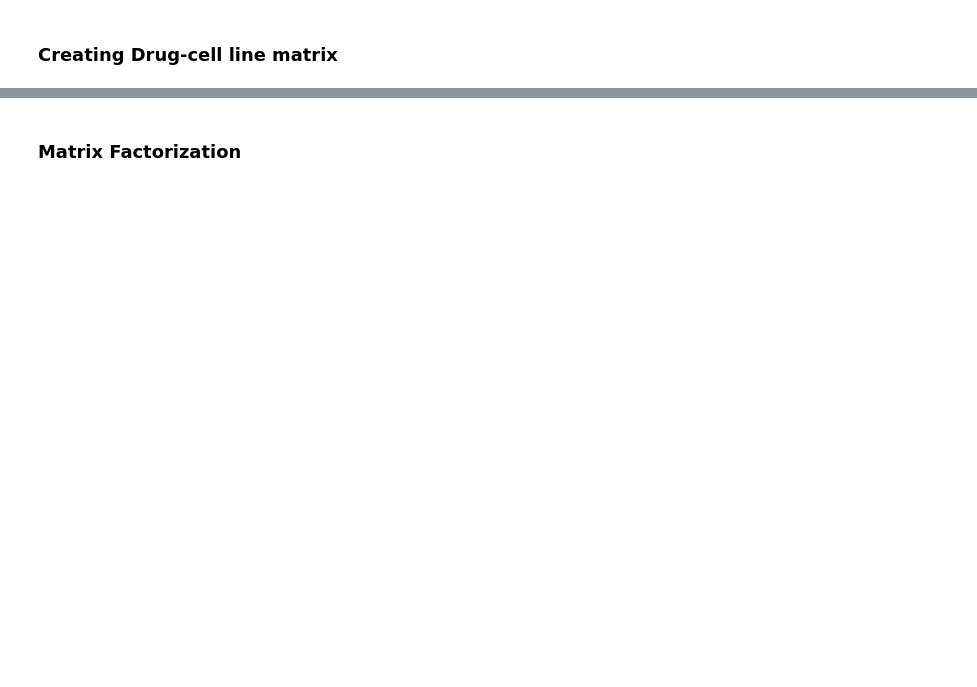
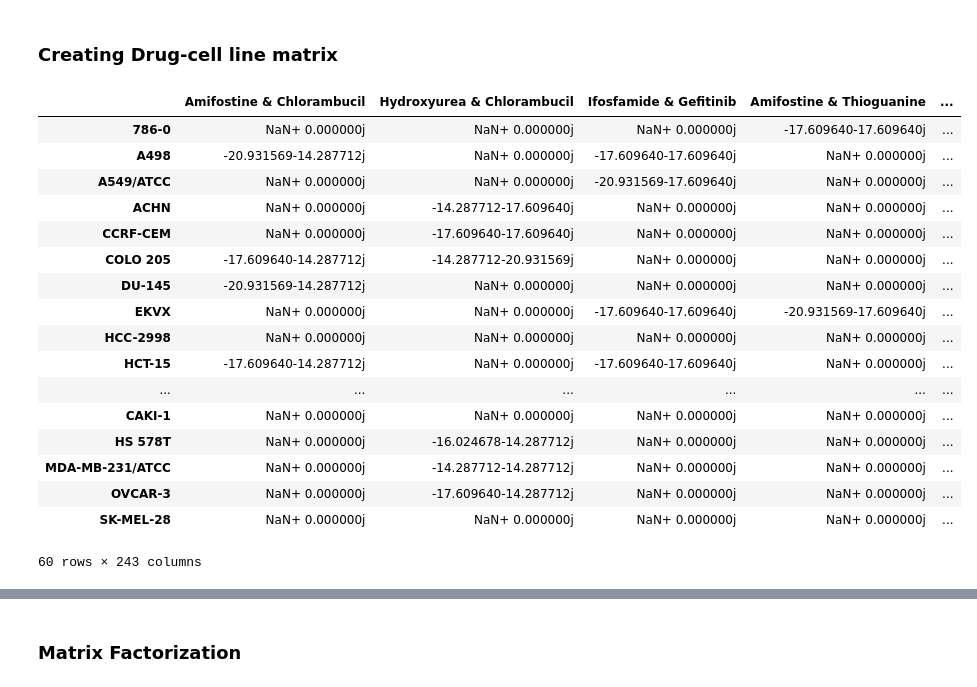
Before and after one commit to mohammad-abdollahi/ComplexMatrixComb, a Jupyter notebook: Codes/NCI.ipynb, the cells around one changed output, grey strips where cells are left out. Cells and saved outputs as stored; diff of their text form; code cells hidden in the pictures; blank space fills up the shorter version.

```diff
--- a/Codes/NCI.ipynb
+++ b/Codes/NCI.ipynb
@@ -25,7 +35,7 @@ def process_drug_combination_data(
     new_drugA_col='new Conc1',
     new_drugB_col='new Conc2',
     ic50_col='ic50',
-    threshold=0.5,
+    threshold=0.3,
     random_state=None
 ):
     """
@@ -122,8 +132,8 @@ def process_drug_combination_data(
     # Apply threshold filtering
     threshold_count = int(len(new_df) * threshold)
 
-    new_df = new_df.dropna(thresh=threshold_count, axis=1).fillna(0)
-    orig_df = orig_df.dropna(thresh=threshold_count, axis=1).fillna(0)
+    new_df = new_df.dropna(thresh=threshold_count, axis=1)
+    orig_df = orig_df.dropna(thresh=threshold_count, axis=1)
 
     return new_df, orig_df
 
@@ -134,6 +144,27 @@ def process_drug_combination_data(
 # orig_conc.to_csv('drug_cell_matrix.csv')
 # %%
 result, result2 = process_drug_combination_data(unprocessed)
+# %%
+result
+# %% [output]
+|  | Amifostine & Chlorambucil | Hydroxyurea & Chlorambucil | Ifosfamide & Gefitinib | Amifostine & Thioguanine | ... |
+| 786-0 | NaN+ 0.000000j | NaN+ 0.000000j | NaN+ 0.000000j | -17.609640-17.609640j | ... |
+| A498 | -20.931569-14.287712j | NaN+ 0.000000j | -17.609640-17.609640j | NaN+ 0.000000j | ... |
+| A549/ATCC | NaN+ 0.000000j | NaN+ 0.000000j | -20.931569-17.609640j | NaN+ 0.000000j | ... |
+| ACHN | NaN+ 0.000000j | -14.287712-17.609640j | NaN+ 0.000000j | NaN+ 0.000000j | ... |
+| CCRF-CEM | NaN+ 0.000000j | -17.609640-17.609640j | NaN+ 0.000000j | NaN+ 0.000000j | ... |
+| COLO 205 | -17.609640-14.287712j | -14.287712-20.931569j | NaN+ 0.000000j | NaN+ 0.000000j | ... |
+| DU-145 | -20.931569-14.287712j | NaN+ 0.000000j | NaN+ 0.000000j | NaN+ 0.000000j | ... |
+| EKVX | NaN+ 0.000000j | NaN+ 0.000000j | -17.609640-17.609640j | -20.931569-17.609640j | ... |
+| HCC-2998 | NaN+ 0.000000j | NaN+ 0.000000j | NaN+ 0.000000j | NaN+ 0.000000j | ... |
+| HCT-15 | -17.609640-14.287712j | NaN+ 0.000000j | -17.609640-17.609640j | NaN+ 0.000000j | ... |
+| ... | ... | ... | ... | ... | ... |
+| CAKI-1 | NaN+ 0.000000j | NaN+ 0.000000j | NaN+ 0.000000j | NaN+ 0.000000j | ... |
+| HS 578T | NaN+ 0.000000j | -16.024678-14.287712j | NaN+ 0.000000j | NaN+ 0.000000j | ... |
+| MDA-MB-231/ATCC | NaN+ 0.000000j | -14.287712-14.287712j | NaN+ 0.000000j | NaN+ 0.000000j | ... |
+| OVCAR-3 | NaN+ 0.000000j | -17.609640-14.287712j | NaN+ 0.000000j | NaN+ 0.000000j | ... |
+| SK-MEL-28 | NaN+ 0.000000j | NaN+ 0.000000j | NaN+ 0.000000j | NaN+ 0.000000j | ... |
+60 rows × 243 columns
 # %%
 result.to_csv('../Datasets/NCI/Drug_CellLine_matrix_logartihm.csv')
 result2.to_csv('../Datasets/NCI/Drug_CellLine_matrix.csv')
```
Also changed, not shown: parts of 8 cells of this notebook, 1 other file.
